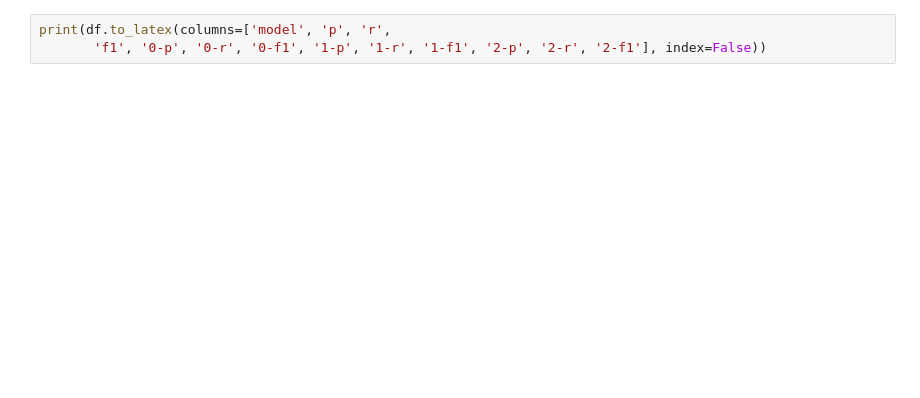
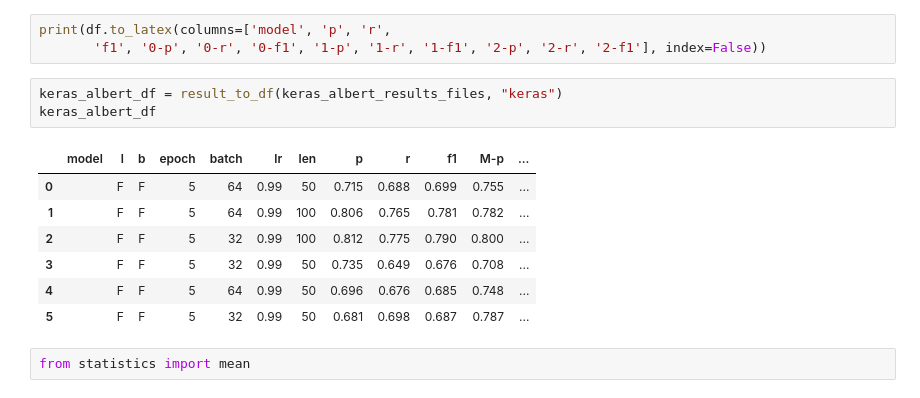
Before and after one commit to StoyanVenDimitrov/cl_team_lab, a Jupyter notebook: notebooks/report_to_latex.ipynb, the cells around one changed output. Drawn from its saved outputs; the diff is of its cells as text; blank space fills up the shorter version.

```diff
--- a/notebooks/report_to_latex.ipynb
+++ b/notebooks/report_to_latex.ipynb
@@ -148,3 +273,16 @@ keras_df
 # %%
 print(df.to_latex(columns=['model', 'p', 'r',
        'f1', '0-p', '0-r', '0-f1', '1-p', '1-r', '1-f1', '2-p', '2-r', '2-f1'], index=False))
+# %%
+keras_albert_df = result_to_df(keras_albert_results_files, "keras")
+keras_albert_df
+# %% [output]
+|  | model | l | b | epoch | batch | lr | len | p | r | f1 | M-p | ... |
+| 0 |  | F | F | 5 | 64 | 0.99 | 50 | 0.715 | 0.688 | 0.699 | 0.755 | ... |
+| 1 |  | F | F | 5 | 64 | 0.99 | 100 | 0.806 | 0.765 | 0.781 | 0.782 | ... |
+| 2 |  | F | F | 5 | 32 | 0.99 | 100 | 0.812 | 0.775 | 0.790 | 0.800 | ... |
+| 3 |  | F | F | 5 | 32 | 0.99 | 50 | 0.735 | 0.649 | 0.676 | 0.708 | ... |
+| 4 |  | F | F | 5 | 64 | 0.99 | 50 | 0.696 | 0.676 | 0.685 | 0.748 | ... |
+| 5 |  | F | F | 5 | 32 | 0.99 | 50 | 0.681 | 0.698 | 0.687 | 0.787 | ... |
+# %%
+from statistics import mean
```
Also changed, not shown: parts of 23 cells of this notebook, 7 other files.
